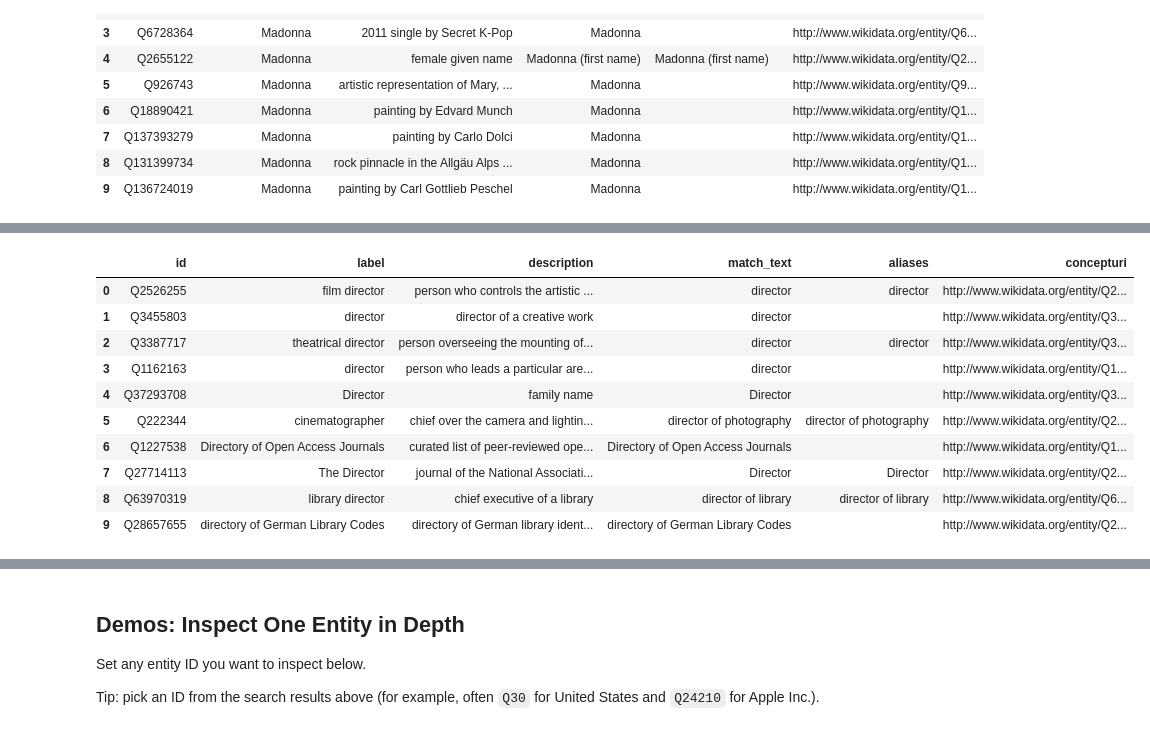
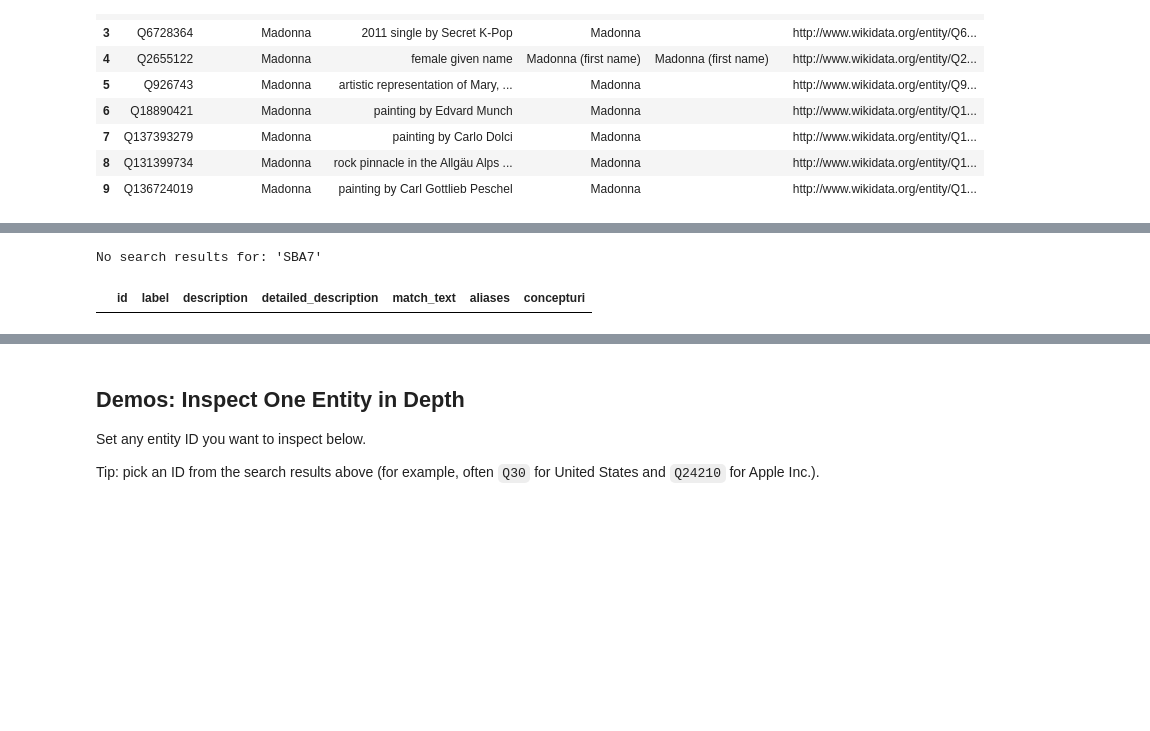
Before and after one commit to YxRicardo/LiteSemRAG, a Jupyter notebook: jupyter_notebooks/explore_wikidata.ipynb, the cells around one changed output, grey strips where cells are left out. Cells and saved outputs as stored; diff of their text form; code cells hidden in the pictures; blank space fills up the shorter version.

```diff
--- a/jupyter_notebooks/explore_wikidata.ipynb
+++ b/jupyter_notebooks/explore_wikidata.ipynb
@@ -527,19 +587,11 @@ display(df_us)
 | 9 | Q11201 | Supreme Court of the United States | highest court of jurisdiction in ... | United States Supreme Court | United States Supreme Court | http://www.wikidata.org/entity/Q1... |
 # %%
 # Demo 3: director
-df_director = search_wikidata("director", limit=10)
-display(df_director)
+df = search_wikidata(                                                                "SBA7",
+                                                                                     limit=10,                                                                        include_detailed_description=True,                                               detailed_description_sentences=3,                                            )
+display(df)
 # %% [output]
+No search results for: 'SBA7'
-|  | id | label | description | match_text | aliases | concepturi |
-| 0 | Q2526255 | film director | person who controls the artistic ... | director | director | http://www.wikidata.org/entity/Q2... |
-| 1 | Q3455803 | director | director of a creative work | director |  | http://www.wikidata.org/entity/Q3... |
-| 2 | Q3387717 | theatrical director | person overseeing the mounting of... | director | director | http://www.wikidata.org/entity/Q3... |
-| 3 | Q1162163 | director | person who leads a particular are... | director |  | http://www.wikidata.org/entity/Q1... |
-| 4 | Q37293708 | Director | family name | Director |  | http://www.wikidata.org/entity/Q3... |
-| 5 | Q222344 | cinematographer | chief over the camera and lightin... | director of photography | director of photography | http://www.wikidata.org/entity/Q2... |
-| 6 | Q1227538 | Directory of Open Access Journals | curated list of peer-reviewed ope... | Directory of Open Access Journals |  | http://www.wikidata.org/entity/Q1... |
-| 7 | Q27714113 | The Director | journal of the National Associati... | Director | Director | http://www.wikidata.org/entity/Q2... |
-| 8 | Q63970319 | library director | chief executive of a library | director of library | director of library | http://www.wikidata.org/entity/Q6... |
-| 9 | Q28657655 | directory of German Library Codes | directory of German library ident... | directory of German Library Codes |  | http://www.wikidata.org/entity/Q2... |
+|  | id | label | description | detailed_description | match_text | aliases | concepturi |
 # %%
 # Demo 4: OpenAI
```
Also changed, not shown: parts of 10 cells of this notebook, 4 other files.
